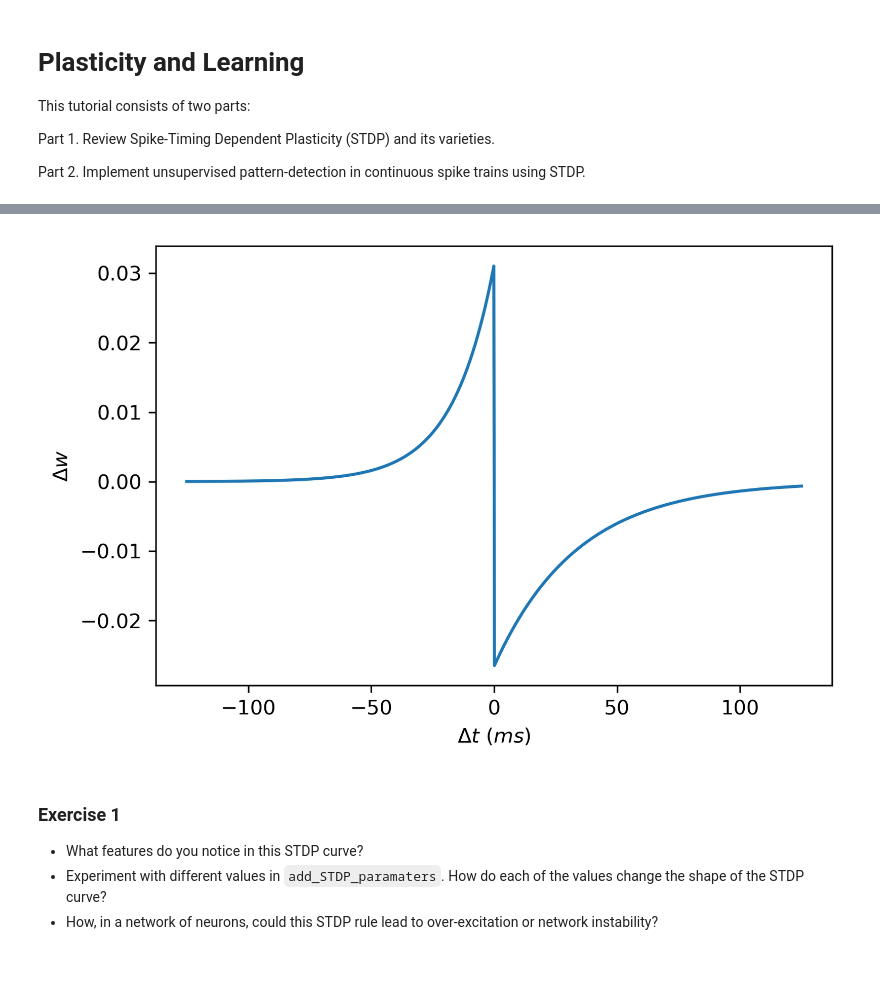
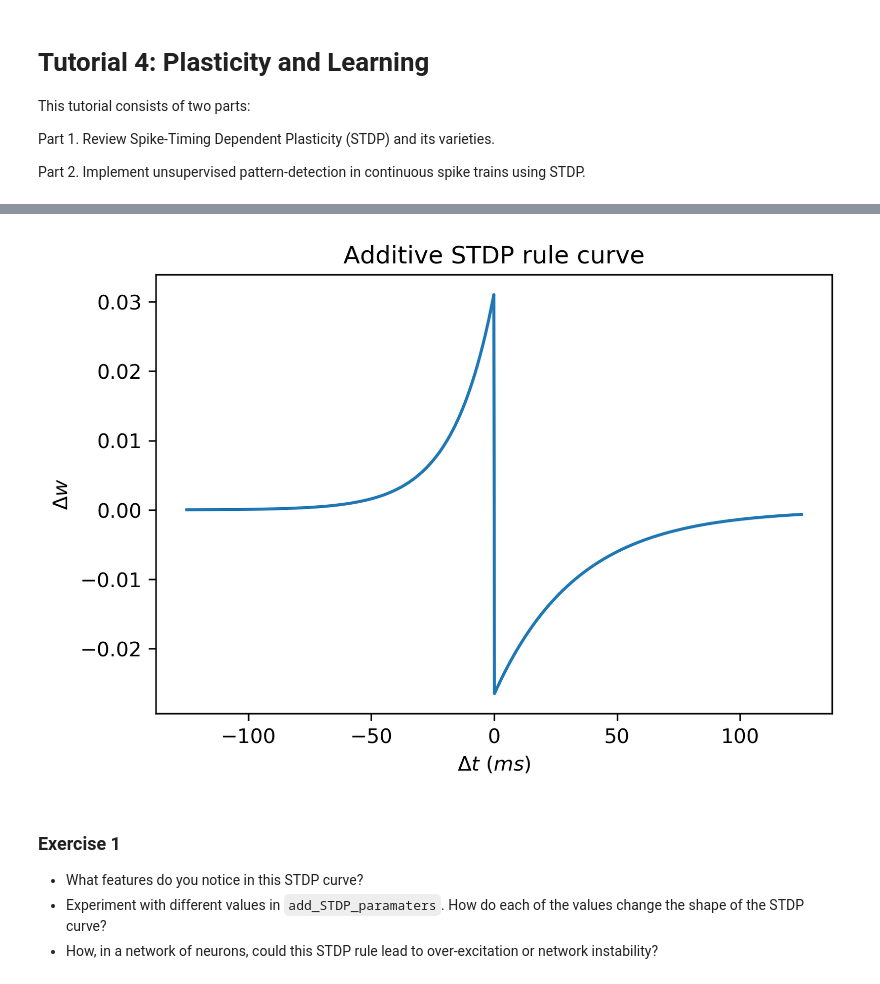
Before and after one commit to oist-ncbc/skill-pill-plus, a Jupyter notebook: Tutorial-4_Plasticity-and-Learning/Plasticity-and-learning.ipynb, the cells around one changed output, grey strips where cells are left out. Cells and saved outputs as stored; diff of their text form; code cells hidden in the pictures.

```diff
--- a/Tutorial-4_Plasticity-and-Learning/Plasticity-and-learning.ipynb
+++ b/Tutorial-4_Plasticity-and-Learning/Plasticity-and-learning.ipynb
@@ -1,5 +1,5 @@
 # %% [markdown]
-# Plasticity and Learning
+# Tutorial 4: Plasticity and Learning
 
 This tutorial consists of two parts:
 
@@ -57,30 +58,31 @@ plt.rcParams['figure.dpi'] = 300.0 # modifying dots per inch for figures
 # %%
 # pre-defined paramaters
 add_STDP_paramaters = {
     'a_LTP' : 0.03125,
     'a_LTD' : 0.85 * 0.03125,
     'tau_LTP' : 16.8,
     'tau_LTD' : 33.7
 }
 
 # define the additive STDP rule as a function
 def add_STDP(time_difference, params=add_STDP_paramaters):
     if time_difference <= 0:
         return params['a_LTP'] * np.exp(time_difference/params['tau_LTP'])
     elif time_difference > 0:
         return -params['a_LTD'] * np.exp(-time_difference/params['tau_LTD'])
 
 # calculating the function different values of spike time differences
 time_differences = np.linspace(-125,125,num=1_000)
 weight_changes = [add_STDP(time_difference) for time_difference in time_differences]
 
 # plotting
 plt.plot(time_differences,weight_changes)
+plt.title("Additive STDP rule curve")
 plt.xlabel("$\Delta t\ (ms)$")
 plt.ylabel("$\Delta w$")
 plt.show()
 # %% [output]
-[figure, old version]
+[figure, new version]
 # %% [markdown]
 ### Exercise 1
 - What features do you notice in this STDP curve?
```
Also changed, not shown: parts of 27 cells of this notebook.
